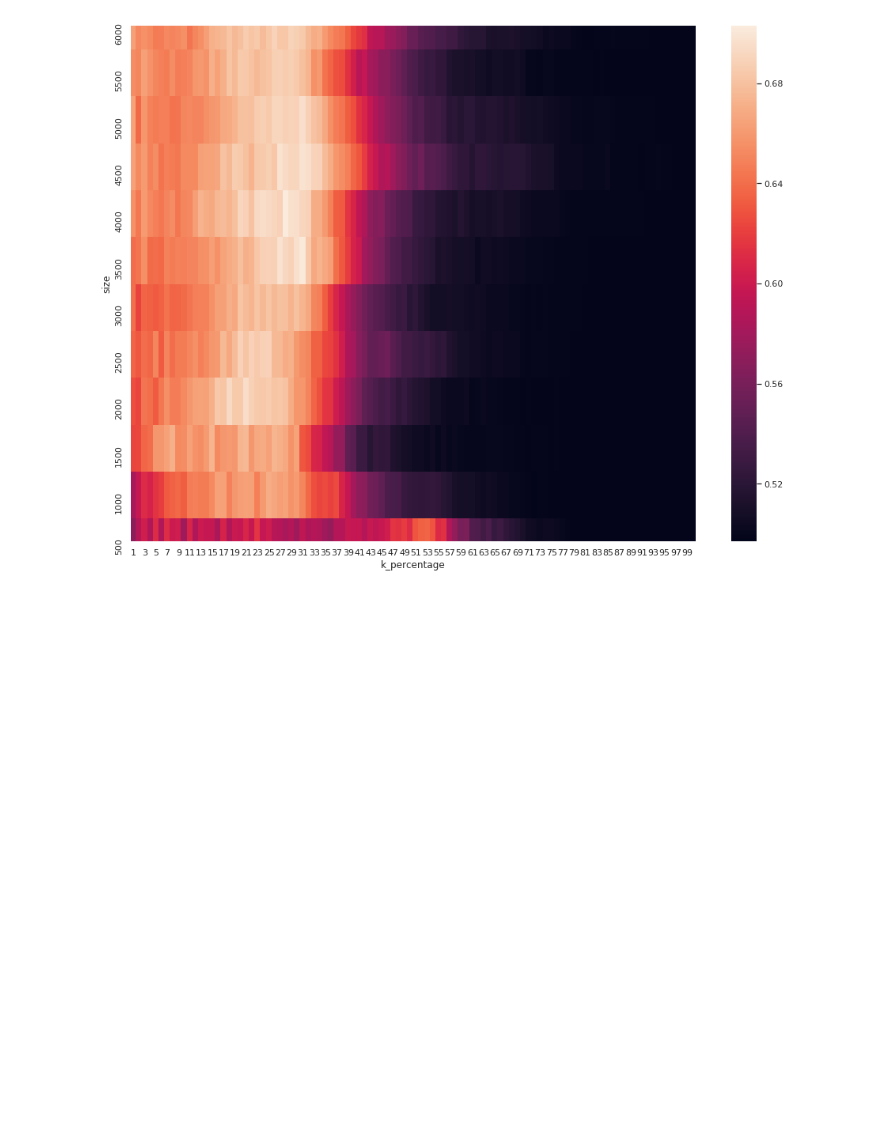
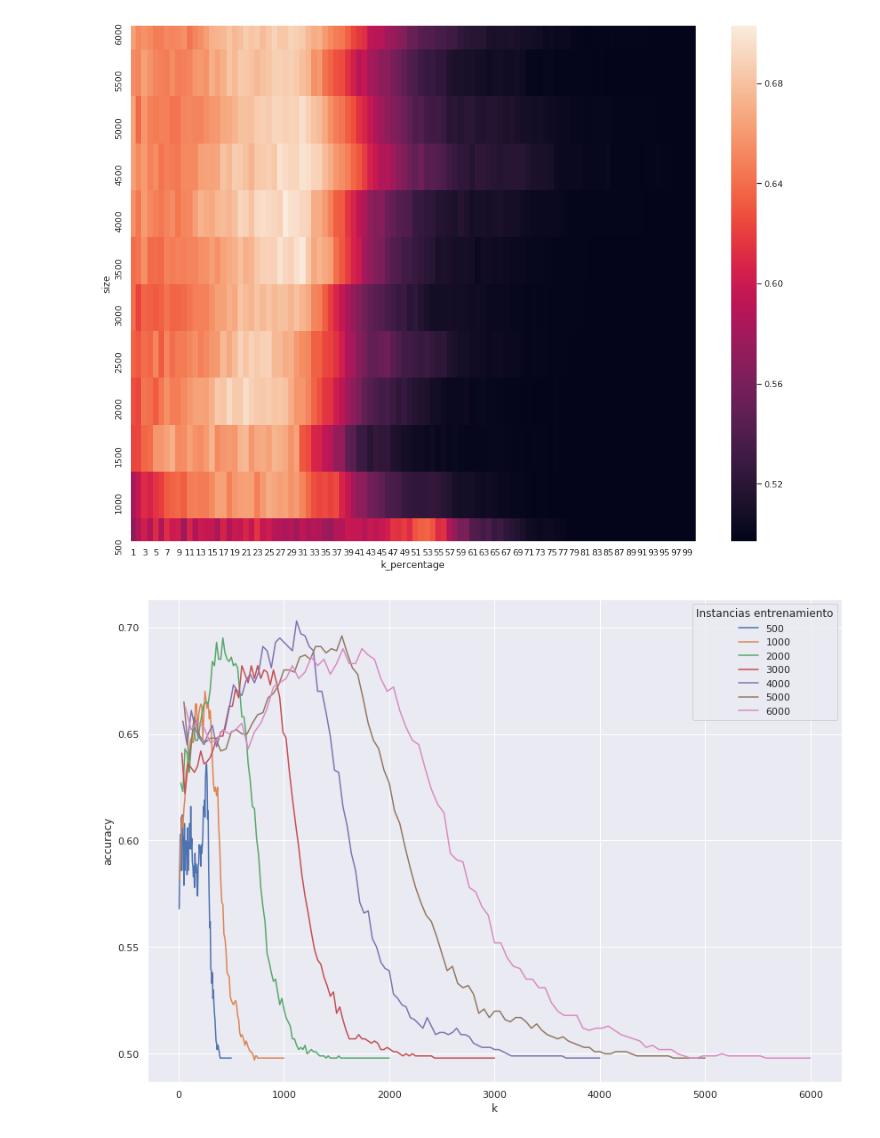
Before and after one commit to a-lavia/METNUM-2019-TP2, a Jupyter notebook: notebooks/experimentacionTamTrainingKnn.ipynb, the cells around one changed output. Saved outputs shown, nothing was run; the diff lists cells and outputs as text; code cells hidden in the pictures; blank space fills up the shorter version.

Commit message:
Lineplots con diferentes tamaños de training

```diff
--- a/notebooks/experimentacionTamTrainingKnn.ipynb
+++ b/notebooks/experimentacionTamTrainingKnn.ipynb
@@ -72,3 +72,16 @@ ax = sns.heatmap(dfAcc)
 ax.invert_yaxis()
 # %% [output]
 [figure]
+# %%
+plt.figure(figsize=(14, 10))
+ax = sns.lineplot(x="k", y="acc", data=df[df['size']==500], label='500')
+ax = sns.lineplot(x="k", y="acc", data=df[df['size']==1000], label='1000')
+ax = sns.lineplot(x="k", y="acc", data=df[df['size']==2000], label='2000')
+ax = sns.lineplot(x="k", y="acc", data=df[df['size']==3000], label='3000')
+ax = sns.lineplot(x="k", y="acc", data=df[df['size']==4000], label='4000')
+ax = sns.lineplot(x="k", y="acc", data=df[df['size']==5000], label='5000')
+ax = sns.lineplot(x="k", y="acc", data=df[df['size']==6000], label='6000')
+ax.set(xlabel='k', ylabel='accuracy')
+ax.legend().set_title('Instancias entrenamiento')
+# %% [output]
+[figure, added]
```
Also changed, not shown: parts of 1 cell of this notebook.
